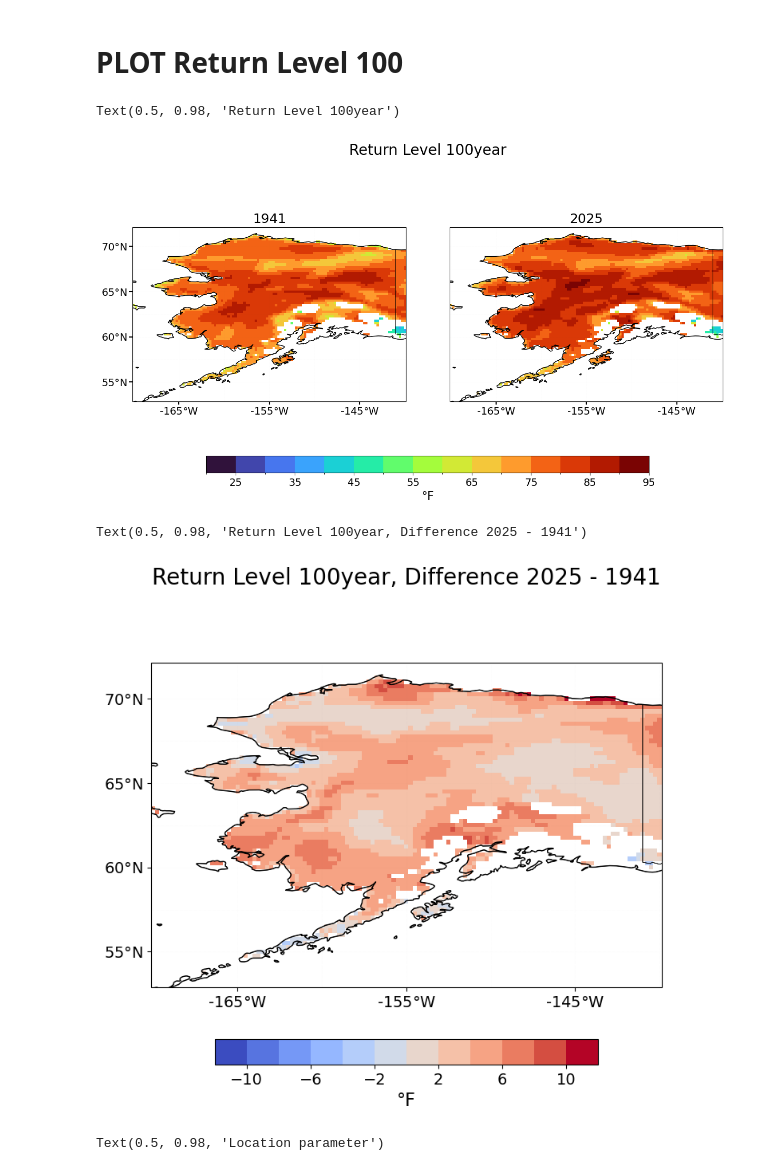
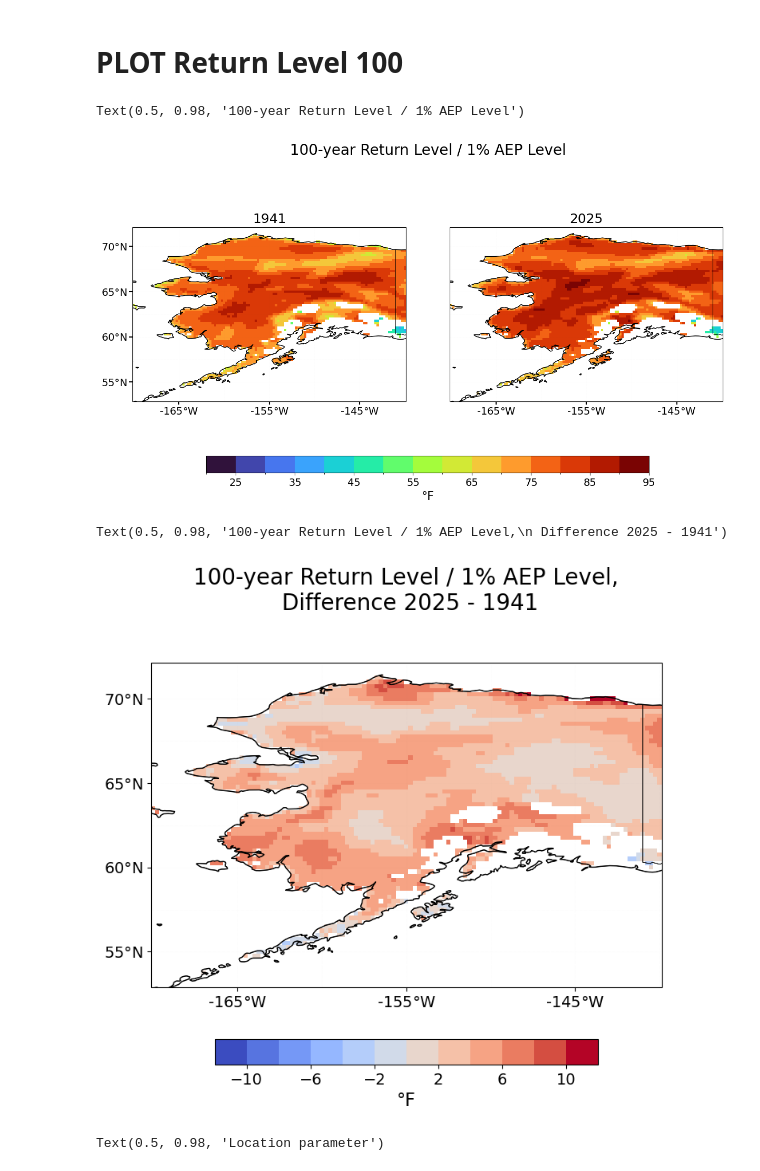
Before and after one commit to GaelleHervieux/TXx, a Jupyter notebook: plot_TXx_5droll_Alaska_glostLocSca_extRemes_1941-2025.ipynb, the cells around one changed output. Saved outputs shown, nothing was run; the diff lists cells and outputs as text; code cells hidden in the pictures.

```diff
--- a/plot_TXx_5droll_Alaska_glostLocSca_extRemes_1941-2025.ipynb
+++ b/plot_TXx_5droll_Alaska_glostLocSca_extRemes_1941-2025.ipynb
@@ -38,7 +38,7 @@ lat_max = 50
 
 dirin =''
 
-dsj = xr.open_dataset('/era5_Summer_snowd_mask.nc')
+dsj = xr.open_dataset('era5_Summer_snowd_mask.nc')
 
 ds0 = xr.open_dataset(f'{dirin}/TXx_Alaska_ij_LocScaglost_extremes5droll_1941_2025.nc')
 dsj = dsj.sel(lon=ds0['lon'],lat=ds0['lat'])
@@ -122,44 +122,44 @@ ax_cbar = fig.add_axes([0.2, 0.2, 0.6, 0.04])
 cbar=fig.colorbar(cc,cax=ax_cbar,shrink=0.5,orientation='horizontal',ticks=clevs[1::2])
 cbar.set_label(label=units,fontsize=16)
 cbar.ax.tick_params(labelsize=14)
-plt.suptitle(f'Return Level 100year',fontsize=20)
+plt.suptitle(f'100-year Return Level / 1% AEP Level',fontsize=20)
 # %% [output]
-Text(0.5, 0.98, 'Return Level 100year')
+Text(0.5, 0.98, '100-year Return Level / 1% AEP Level')
-[figure, old version]
+[figure, new version]
 # %%
 clevs = np.arange(-12,14,2)
 cmap = plt.get_cmap('coolwarm',len(clevs)-1).copy()
 
 proj=ccrs.PlateCarree()
 fig, ax = plt.subplots(nrows=1,ncols=1,figsize=(8,8),subplot_kw={'projection':proj})
 plt.subplots_adjust(bottom=0.25,left=0.1, right=0.9,top=0.9,hspace=0.04,wspace=0.16)
 cc = (rl1000.sel(time=yeare)-rl1000.sel(time=yearb)).plot.pcolormesh(ax=ax,cmap=cmap,vmin=clevs[0],vmax=clevs[-1],add_colorbar=False)
 
 ####
 grd = ax.gridlines(
   draw_labels=False,
   color='gray', alpha=0.01, linestyle='--')
 
 ax.set_xlabel('')
 ax.set_ylabel('')
 ax.add_feature(state_borders,zorder=100,linewidth=0.4,edgecolor='k')
 ax.add_feature(state_borders,zorder=100,edgecolor='k',linewidth=0.15)
 ax.coastlines()
 ax.set_xticks(ax.get_xticks()[2:-1:2],crs=ccrs.PlateCarree())
 ax.set_xticklabels([f'{round(ixx)}$\degree$W' for ixx in ax.get_xticks()],size=14)
 ax.set_title(f'',fontsize=18)
 ax.set_yticks(ax.get_yticks()[1:-1:2],crs=ccrs.PlateCarree())
 ax.set_yticklabels([f'{round(ixx)}$\degree$N' for ixx in ax.get_yticks()],size=14)
 #
 #
 ax_cbar = fig.add_axes([0.2, 0.2, 0.6, 0.04])
 cbar=fig.colorbar(cc,cax=ax_cbar,shrink=0.5,orientation='horizontal',ticks=clevs[1::2])
 cbar.set_label(label=units,fontsize=16)
 cbar.ax.tick_params(labelsize=14)
-plt.suptitle(f'Return Level 100year, Difference {yeare} - {yearb}',fontsize=20)
+plt.suptitle(f'100-year Return Level / 1% AEP Level,\n Difference {yeare} - {yearb}',fontsize=20)
 # %% [output]
-Text(0.5, 0.98, 'Return Level 100year, Difference 2025 - 1941')
+Text(0.5, 0.98, '100-year Return Level / 1% AEP Level,\n Difference 2025 - 1941')
-[figure, old version]
+[figure, new version]
 # %%
 clevs = np.arange(30,88,4)
 cmap = plt.get_cmap('turbo',len(clevs)).copy()
```
Also changed, not shown: 1 other file.
